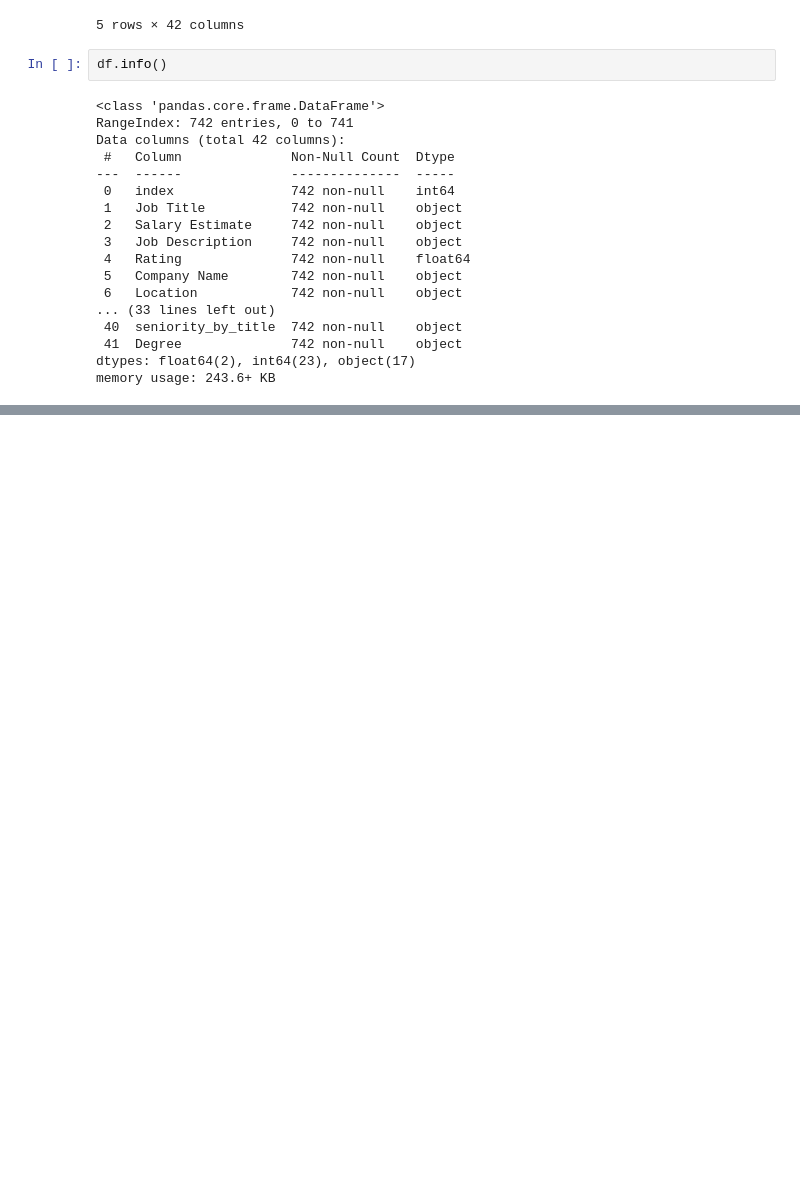
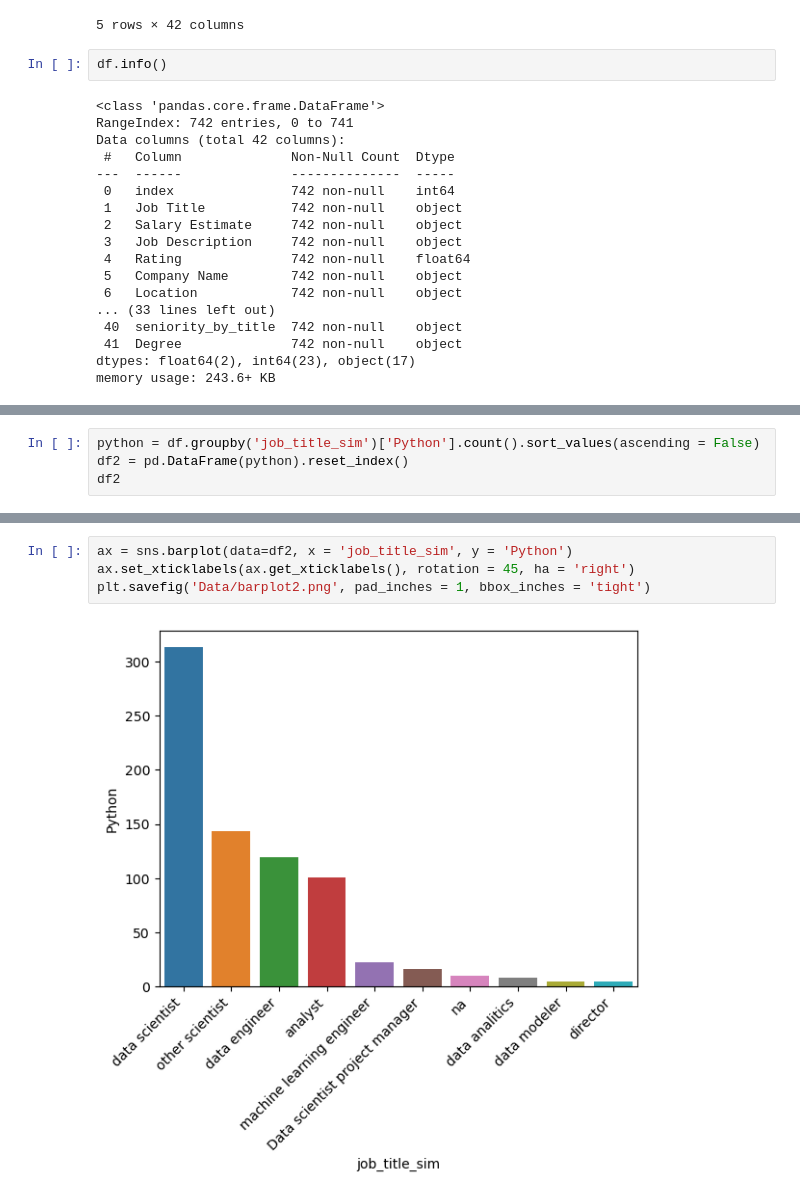
Before and after one commit to swhaley01/W9-Local-Workflow-Practice, a Jupyter notebook: 1218CodeAlong.ipynb, the cells around one changed output, grey strips where cells are left out. Cells and saved outputs as stored; diff of their text form; blank space fills up the shorter version.

```diff
--- a/1218CodeAlong.ipynb
+++ b/1218CodeAlong.ipynb
@@ -41,0 +64,4 @@ memory usage: 243.6+ KB
+# %%
+python = df.groupby('job_title_sim')['Python'].count().sort_values(ascending = False)
+df2 = pd.DataFrame(python).reset_index()
+df2
@@ -41,0 +80,6 @@ memory usage: 243.6+ KB
+# %%
+ax = sns.barplot(data=df2, x = 'job_title_sim', y = 'Python')
+ax.set_xticklabels(ax.get_xticklabels(), rotation = 45, ha = 'right')
+plt.savefig('Data/barplot2.png', pad_inches = 1, bbox_inches = 'tight')
+# %% [output]
+[figure, added]
```
Also changed, not shown: parts of 9 cells of this notebook, 2 other files.
